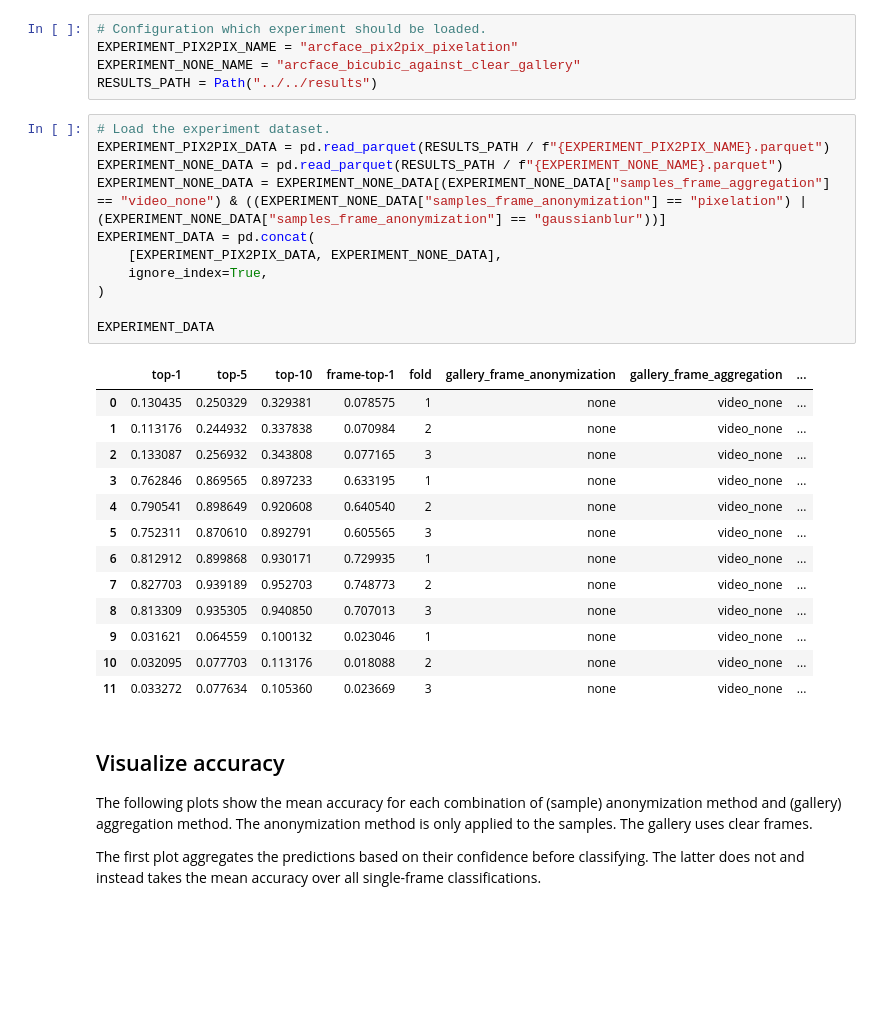
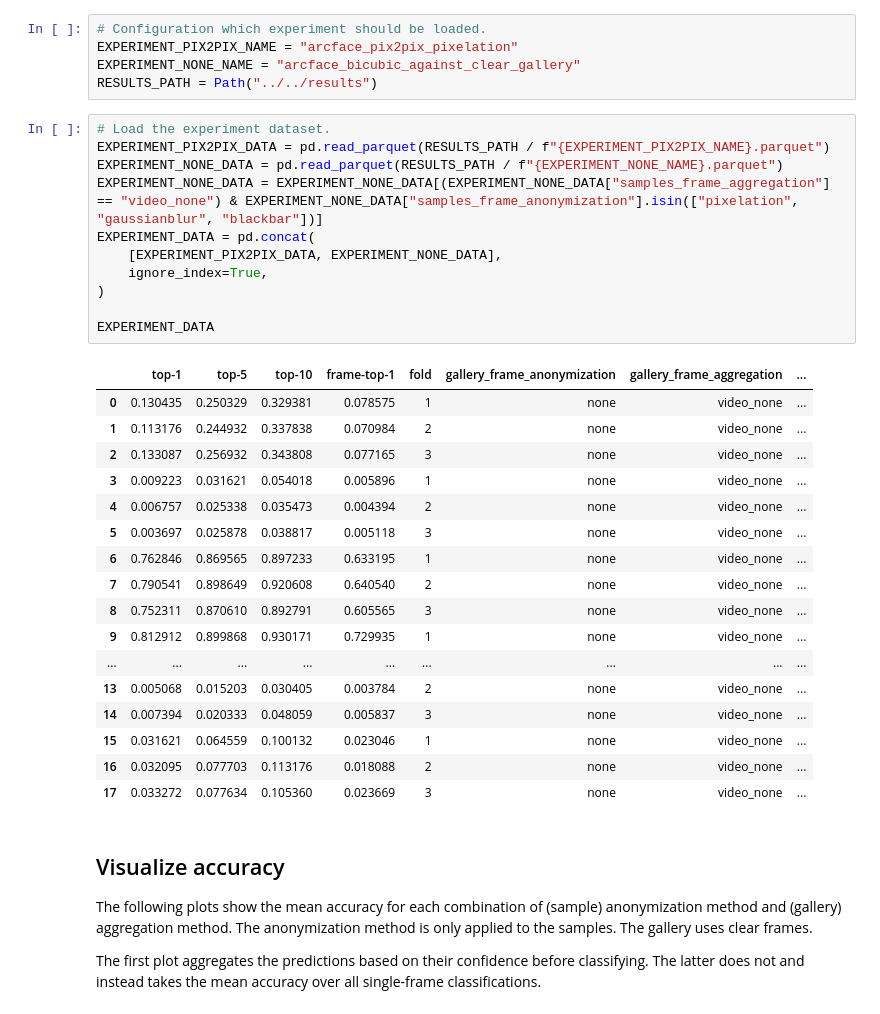
Before and after one commit to wagpa/meles, a Jupyter notebook: src/notebooks/09_experiment_arcface_pix2pix.ipynb, the cells around one changed output. Saved outputs shown, nothing was run; the diff lists cells and outputs as text; blank space fills up the shorter version.

```diff
--- a/src/notebooks/09_experiment_arcface_pix2pix.ipynb
+++ b/src/notebooks/09_experiment_arcface_pix2pix.ipynb
@@ -18,28 +18,32 @@ RESULTS_PATH = Path("../../results")
 # %%
 # Load the experiment dataset.
 EXPERIMENT_PIX2PIX_DATA = pd.read_parquet(RESULTS_PATH / f"{EXPERIMENT_PIX2PIX_NAME}.parquet")
 EXPERIMENT_NONE_DATA = pd.read_parquet(RESULTS_PATH / f"{EXPERIMENT_NONE_NAME}.parquet")
-EXPERIMENT_NONE_DATA = EXPERIMENT_NONE_DATA[(EXPERIMENT_NONE_DATA["samples_frame_aggregation"] == "video_none") & ((EXPERIMENT_NONE_DATA["samples_frame_anonymization"] == "pixelation") | (EXPERIMENT_NONE_DATA["samples_frame_anonymization"] == "gaussianblur"))]
+EXPERIMENT_NONE_DATA = EXPERIMENT_NONE_DATA[(EXPERIMENT_NONE_DATA["samples_frame_aggregation"] == "video_none") & EXPERIMENT_NONE_DATA["samples_frame_anonymization"].isin(["pixelation", "gaussianblur", "blackbar"])]
 EXPERIMENT_DATA = pd.concat(
     [EXPERIMENT_PIX2PIX_DATA, EXPERIMENT_NONE_DATA],
     ignore_index=True,
 )
 
 EXPERIMENT_DATA
 # %% [output]
 |  | top-1 | top-5 | top-10 | frame-top-1 | fold | gallery_frame_anonymization | gallery_frame_aggregation | ... |
 | 0 | 0.130435 | 0.250329 | 0.329381 | 0.078575 | 1 | none | video_none | ... |
 | 1 | 0.113176 | 0.244932 | 0.337838 | 0.070984 | 2 | none | video_none | ... |
 | 2 | 0.133087 | 0.256932 | 0.343808 | 0.077165 | 3 | none | video_none | ... |
-| 3 | 0.762846 | 0.869565 | 0.897233 | 0.633195 | 1 | none | video_none | ... |
-| 4 | 0.790541 | 0.898649 | 0.920608 | 0.640540 | 2 | none | video_none | ... |
-| 5 | 0.752311 | 0.870610 | 0.892791 | 0.605565 | 3 | none | video_none | ... |
-| 6 | 0.812912 | 0.899868 | 0.930171 | 0.729935 | 1 | none | video_none | ... |
-| 7 | 0.827703 | 0.939189 | 0.952703 | 0.748773 | 2 | none | video_none | ... |
-| 8 | 0.813309 | 0.935305 | 0.940850 | 0.707013 | 3 | none | video_none | ... |
-| 9 | 0.031621 | 0.064559 | 0.100132 | 0.023046 | 1 | none | video_none | ... |
-| 10 | 0.032095 | 0.077703 | 0.113176 | 0.018088 | 2 | none | video_none | ... |
-| 11 | 0.033272 | 0.077634 | 0.105360 | 0.023669 | 3 | none | video_none | ... |
+| 3 | 0.009223 | 0.031621 | 0.054018 | 0.005896 | 1 | none | video_none | ... |
+| 4 | 0.006757 | 0.025338 | 0.035473 | 0.004394 | 2 | none | video_none | ... |
+| 5 | 0.003697 | 0.025878 | 0.038817 | 0.005118 | 3 | none | video_none | ... |
+| 6 | 0.762846 | 0.869565 | 0.897233 | 0.633195 | 1 | none | video_none | ... |
+| 7 | 0.790541 | 0.898649 | 0.920608 | 0.640540 | 2 | none | video_none | ... |
+| 8 | 0.752311 | 0.870610 | 0.892791 | 0.605565 | 3 | none | video_none | ... |
+| 9 | 0.812912 | 0.899868 | 0.930171 | 0.729935 | 1 | none | video_none | ... |
+| ... | ... | ... | ... | ... | ... | ... | ... | ... |
+| 13 | 0.005068 | 0.015203 | 0.030405 | 0.003784 | 2 | none | video_none | ... |
+| 14 | 0.007394 | 0.020333 | 0.048059 | 0.005837 | 3 | none | video_none | ... |
+| 15 | 0.031621 | 0.064559 | 0.100132 | 0.023046 | 1 | none | video_none | ... |
+| 16 | 0.032095 | 0.077703 | 0.113176 | 0.018088 | 2 | none | video_none | ... |
+| 17 | 0.033272 | 0.077634 | 0.105360 | 0.023669 | 3 | none | video_none | ... |
 # %% [markdown]
 ## Visualize accuracy
 
```
Also changed, not shown: parts of 2 cells of this notebook, 1 other file.
